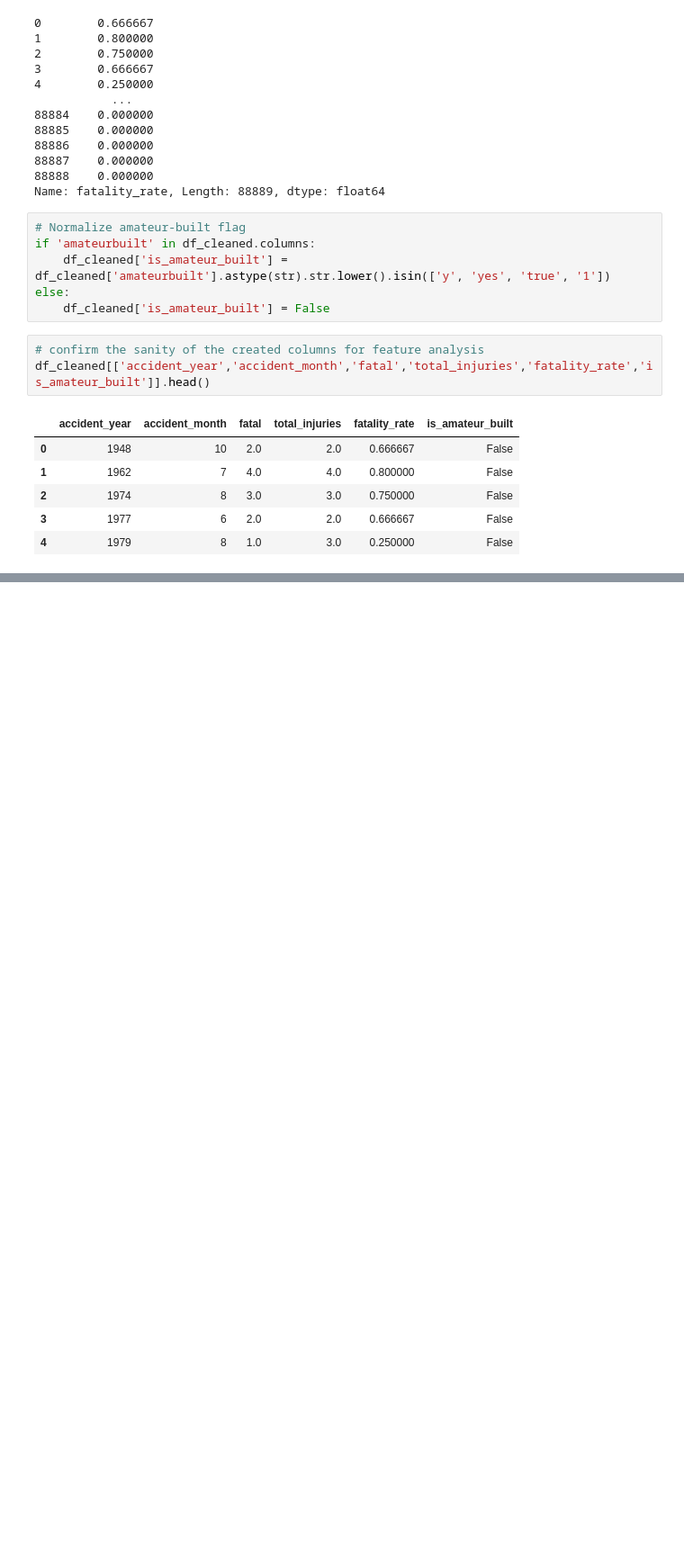
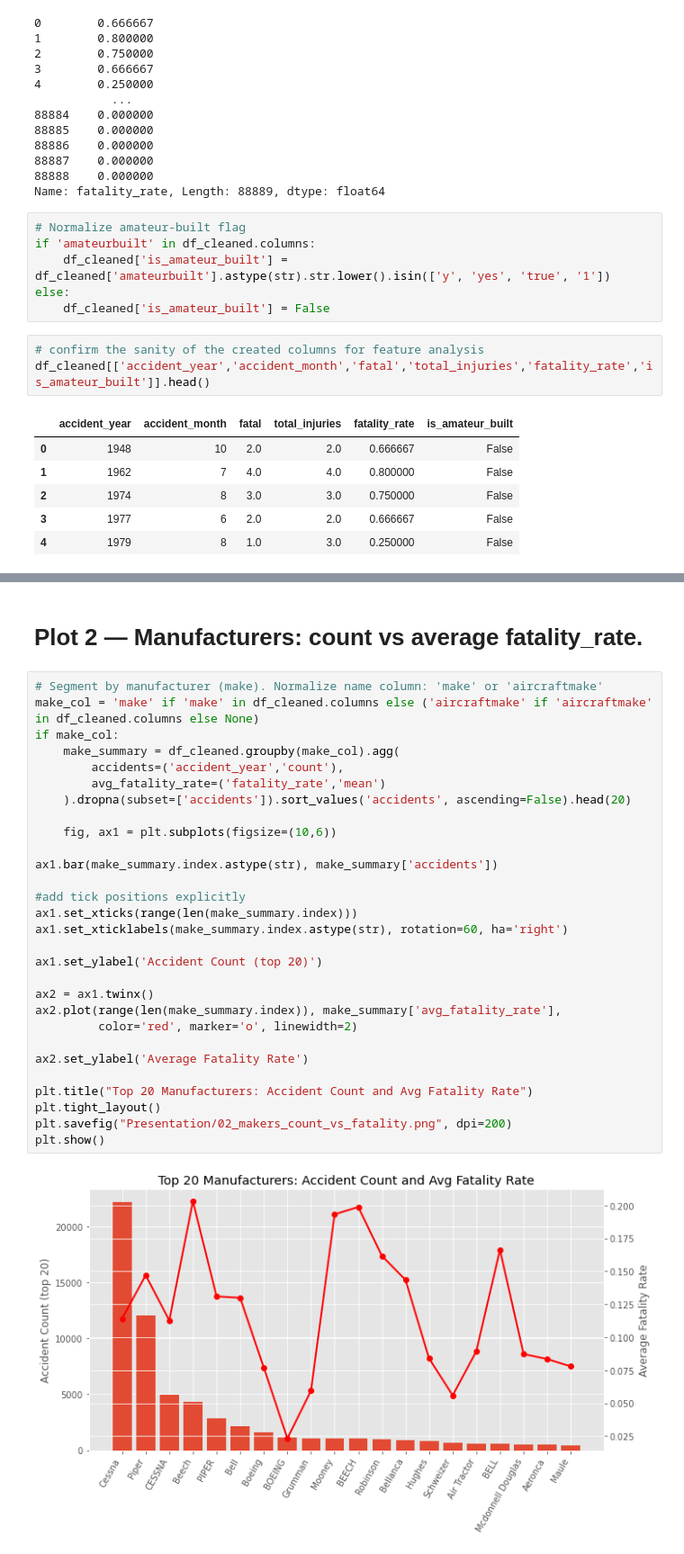
Before and after one commit to ChairoSolutions/New-Aviation-LowRisk-AircraftPurchase-Project, a Jupyter notebook: Brian.ipynb, the cells around one changed output, grey strips where cells are left out. Shown: that part at 90% size. Drawn from its saved outputs; the diff is of its cells as text; blank space fills up the shorter version.

```diff
--- a/Brian.ipynb
+++ b/Brian.ipynb
@@ -346,0 +412,33 @@ df_cleaned[['accident_year','accident_month','fatal','total_injuries','fatality_
+# %% [markdown]
+# Plot 2 — Manufacturers: count vs average fatality_rate.
+# %%
+# Segment by manufacturer (make). Normalize name column: 'make' or 'aircraftmake'
+make_col = 'make' if 'make' in df_cleaned.columns else ('aircraftmake' if 'aircraftmake' in df_cleaned.columns else None)
+if make_col:
+    make_summary = df_cleaned.groupby(make_col).agg(
+        accidents=('accident_year','count'),
+        avg_fatality_rate=('fatality_rate','mean')
+    ).dropna(subset=['accidents']).sort_values('accidents', ascending=False).head(20)
+
+    fig, ax1 = plt.subplots(figsize=(10,6))
+
+ax1.bar(make_summary.index.astype(str), make_summary['accidents'])
+
+#add tick positions explicitly
+ax1.set_xticks(range(len(make_summary.index)))
+ax1.set_xticklabels(make_summary.index.astype(str), rotation=60, ha='right')
+
+ax1.set_ylabel('Accident Count (top 20)')
+
+ax2 = ax1.twinx()
+ax2.plot(range(len(make_summary.index)), make_summary['avg_fatality_rate'],
+         color='red', marker='o', linewidth=2)
+
+ax2.set_ylabel('Average Fatality Rate')
+
+plt.title("Top 20 Manufacturers: Accident Count and Avg Fatality Rate")
+plt.tight_layout()
+plt.savefig("Presentation/02_makers_count_vs_fatality.png", dpi=200)
+plt.show()
+# %% [output]
+[figure, added]
```
Also changed, not shown: parts of 20 cells of this notebook, 9 other files.
